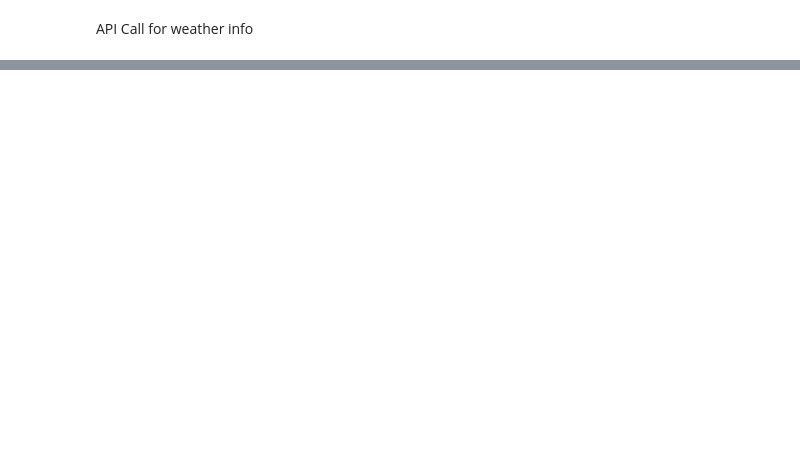
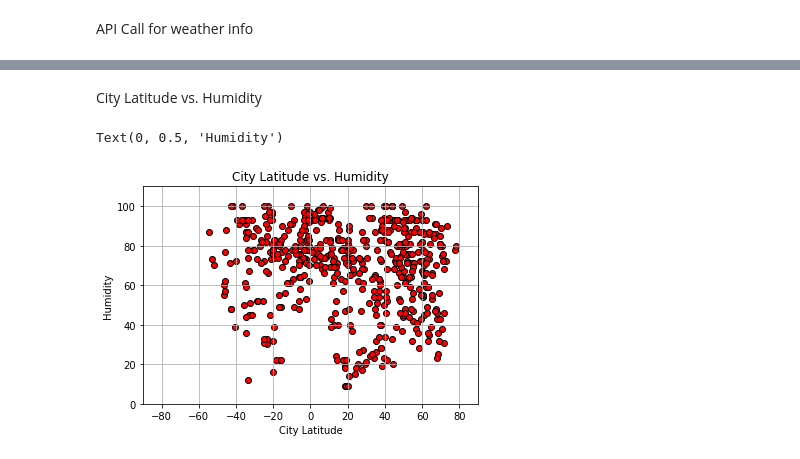
Before and after one commit to faznaimov/Weather-Py, a Jupyter notebook: WeatherPy.ipynb, the cells around one changed output, grey strips where cells are left out. Saved outputs shown, nothing was run; the diff lists cells and outputs as text; code cells hidden in the pictures; blank space fills up the shorter version.

```diff
--- a/WeatherPy.ipynb
+++ b/WeatherPy.ipynb
@@ -143,0 +176,20 @@ dtype: int64
+# %% [markdown]
+City Latitude vs. Humidity
+# %%
+# Gettting lists of city latitudes and humidity
+lat = df["Lat"]
+hum = df["Humidity"]
+
+# Build the scatter plots for each city types
+plt.scatter(lat, hum, marker="o", facecolors="red", edgecolors="black")
+
+# Incorporate the other graph properties
+plt.grid()
+plt.xlim(-90,90)
+plt.ylim(0,110)
+plt.title("City Latitude vs. Humidity")
+plt.xlabel("City Latitude")
+plt.ylabel("Humidity")
+# %% [output]
+Text(0, 0.5, 'Humidity')
+[figure, added]
```
Also changed, not shown: parts of 11 cells of this notebook.
